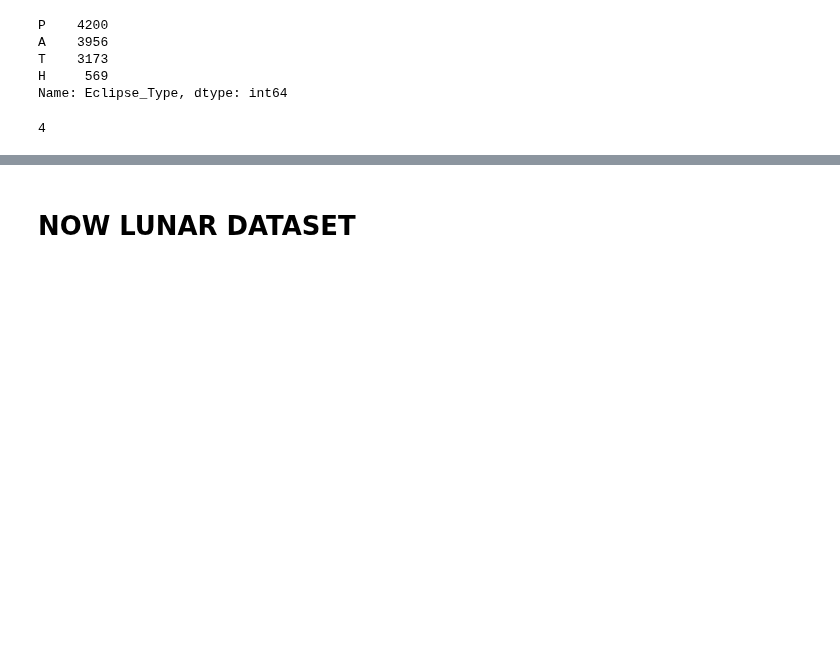
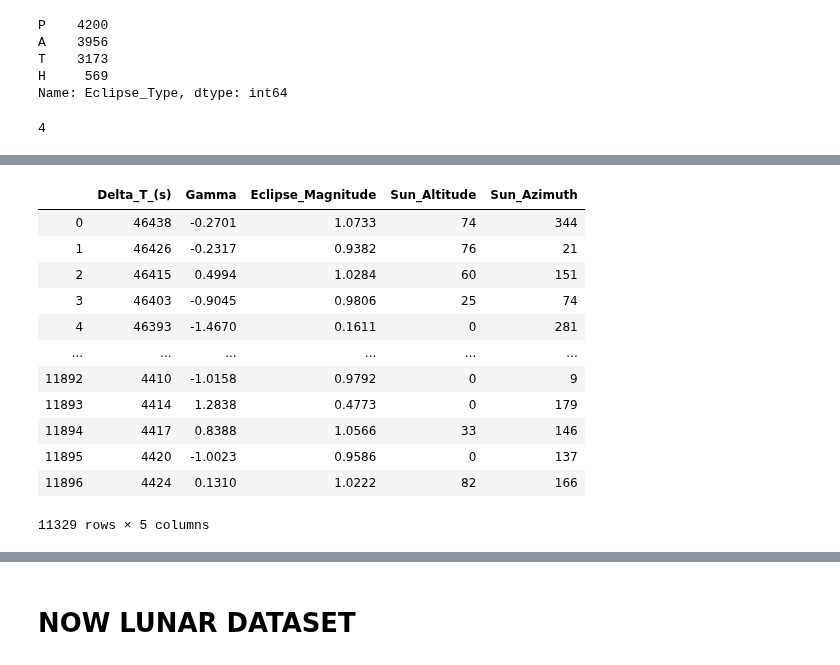
Before and after one commit to haggarw3/daft-miami-1019-labs, a Jupyter notebook: module-3/Supervised-Learning/your-code/project draft.ipynb, the cells around one changed output, grey strips where cells are left out. Saved outputs shown, nothing was run; the diff lists cells and outputs as text; code cells hidden in the pictures; blank space fills up the shorter version.

```diff
--- a/module-3/Supervised-Learning/your-code/project draft.ipynb
+++ b/module-3/Supervised-Learning/your-code/project draft.ipynb
@@ -381,0 +492,23 @@ len(SolarNumericals.columns)
+# %%
+# Due to high correlation, we are dropping 'Saros_Number' & 'Lunation_Number'
+
+solar = solar.drop(['Saros_Number', 'Lunation_Number'], axis=1)
+# %%
+# update
+
+SolarNumericals = solar._get_numeric_data()
+SolarNumericals
+# %% [output]
+|  | Delta_T_(s) | Gamma | Eclipse_Magnitude | Sun_Altitude | Sun_Azimuth |
+| 0 | 46438 | -0.2701 | 1.0733 | 74 | 344 |
+| 1 | 46426 | -0.2317 | 0.9382 | 76 | 21 |
+| 2 | 46415 | 0.4994 | 1.0284 | 60 | 151 |
+| 3 | 46403 | -0.9045 | 0.9806 | 25 | 74 |
+| 4 | 46393 | -1.4670 | 0.1611 | 0 | 281 |
+| ... | ... | ... | ... | ... | ... |
+| 11892 | 4410 | -1.0158 | 0.9792 | 0 | 9 |
+| 11893 | 4414 | 1.2838 | 0.4773 | 0 | 179 |
+| 11894 | 4417 | 0.8388 | 1.0566 | 33 | 146 |
+| 11895 | 4420 | -1.0023 | 0.9586 | 0 | 137 |
+| 11896 | 4424 | 0.1310 | 1.0222 | 82 | 166 |
+11329 rows × 5 columns
```
Also changed, not shown: parts of 57 cells of this notebook.
